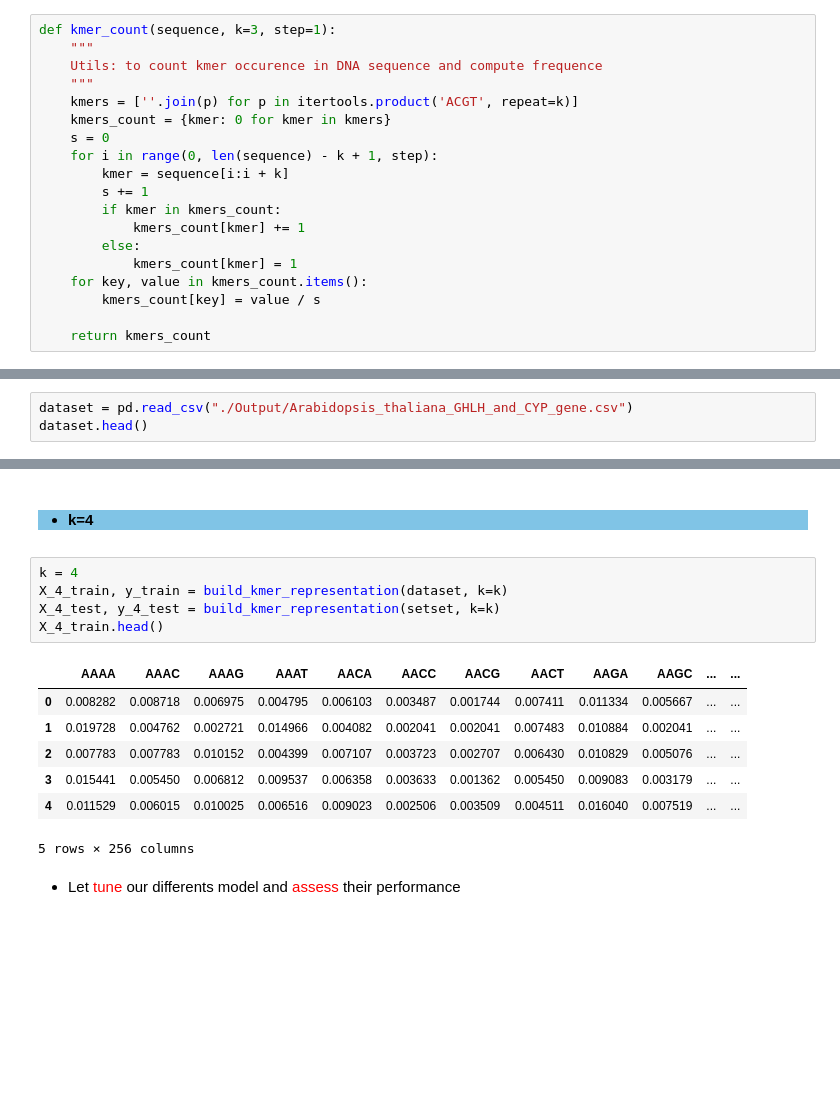
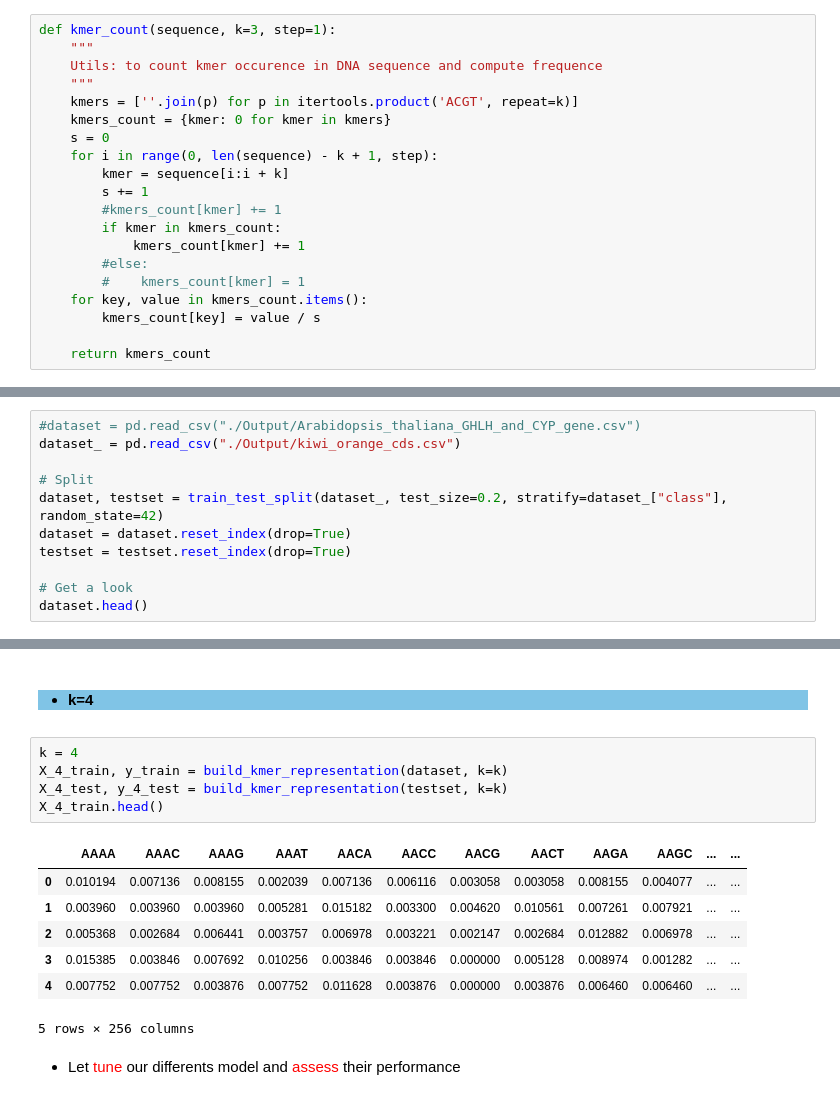
Before and after one commit to Genereux-akotenou/DNA_Classifier, a Jupyter notebook: 02-approach1_kmer_classic_ml.ipynb, the cells around one changed output, grey strips where cells are left out. Saved outputs shown, nothing was run; the diff lists cells and outputs as text; blank space fills up the shorter version.

```diff
--- a/02-approach1_kmer_classic_ml.ipynb
+++ b/02-approach1_kmer_classic_ml.ipynb
@@ -74,10 +74,11 @@ def kmer_count(sequence, k=3, step=1):
     for i in range(0, len(sequence) - k + 1, step):
         kmer = sequence[i:i + k]
         s += 1
+        #kmers_count[kmer] += 1
         if kmer in kmers_count:
             kmers_count[kmer] += 1
-        else:
-            kmers_count[kmer] = 1
+        #else:
+        #    kmers_count[kmer] = 1
     for key, value in kmers_count.items():
         kmers_count[key] = value / s
 
@@ -124,7 +125,15 @@ def build_kmer_representation(df, k=3):
 ### 2 - Importing Dataset
 The following function will read our preprocessed **.csv file** and return a pandas dataframe
 # %%
-dataset = pd.read_csv("./Output/Arabidopsis_thaliana_GHLH_and_CYP_gene.csv")
+#dataset = pd.read_csv("./Output/Arabidopsis_thaliana_GHLH_and_CYP_gene.csv")
+dataset_ = pd.read_csv("./Output/kiwi_orange_cds.csv")
+
+# Split
+dataset, testset = train_test_split(dataset_, test_size=0.2, stratify=dataset_["class"], random_state=42)
+dataset = dataset.reset_index(drop=True)
+testset = testset.reset_index(drop=True)
+
+# Get a look
 dataset.head()
 # %% [output]
 |  | id | sequence | length | class |
@@ -293,15 +291,15 @@ weighted avg       0.00      0.00      0.00     122.0
 # %%
 k = 4
 X_4_train, y_train = build_kmer_representation(dataset, k=k)
-X_4_test, y_4_test = build_kmer_representation(setset, k=k)
+X_4_test, y_4_test = build_kmer_representation(testset, k=k)
 X_4_train.head()
 # %% [output]
 |  | AAAA | AAAC | AAAG | AAAT | AACA | AACC | AACG | AACT | AAGA | AAGC | ... | ... |
-| 0 | 0.008282 | 0.008718 | 0.006975 | 0.004795 | 0.006103 | 0.003487 | 0.001744 | 0.007411 | 0.011334 | 0.005667 | ... | ... |
-| 1 | 0.019728 | 0.004762 | 0.002721 | 0.014966 | 0.004082 | 0.002041 | 0.002041 | 0.007483 | 0.010884 | 0.002041 | ... | ... |
-| 2 | 0.007783 | 0.007783 | 0.010152 | 0.004399 | 0.007107 | 0.003723 | 0.002707 | 0.006430 | 0.010829 | 0.005076 | ... | ... |
-| 3 | 0.015441 | 0.005450 | 0.006812 | 0.009537 | 0.006358 | 0.003633 | 0.001362 | 0.005450 | 0.009083 | 0.003179 | ... | ... |
-| 4 | 0.011529 | 0.006015 | 0.010025 | 0.006516 | 0.009023 | 0.002506 | 0.003509 | 0.004511 | 0.016040 | 0.007519 | ... | ... |
+| 0 | 0.010194 | 0.007136 | 0.008155 | 0.002039 | 0.007136 | 0.006116 | 0.003058 | 0.003058 | 0.008155 | 0.004077 | ... | ... |
+| 1 | 0.003960 | 0.003960 | 0.003960 | 0.005281 | 0.015182 | 0.003300 | 0.004620 | 0.010561 | 0.007261 | 0.007921 | ... | ... |
+| 2 | 0.005368 | 0.002684 | 0.006441 | 0.003757 | 0.006978 | 0.003221 | 0.002147 | 0.002684 | 0.012882 | 0.006978 | ... | ... |
+| 3 | 0.015385 | 0.003846 | 0.007692 | 0.010256 | 0.003846 | 0.003846 | 0.000000 | 0.005128 | 0.008974 | 0.001282 | ... | ... |
+| 4 | 0.007752 | 0.007752 | 0.003876 | 0.007752 | 0.011628 | 0.003876 | 0.000000 | 0.003876 | 0.006460 | 0.006460 | ... | ... |
 5 rows × 256 columns
 # %% [markdown]
 * Let <span style="color:red">tune</span> our differents model and <span  style="color:red">assess</span> their performance
```
Also changed, not shown: parts of 14 cells of this notebook, 32 other files.
